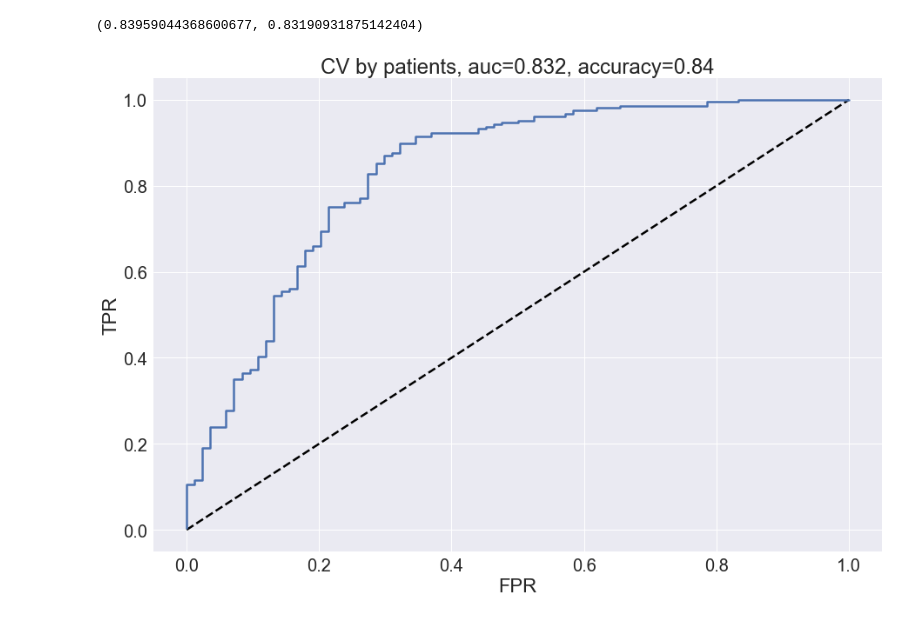
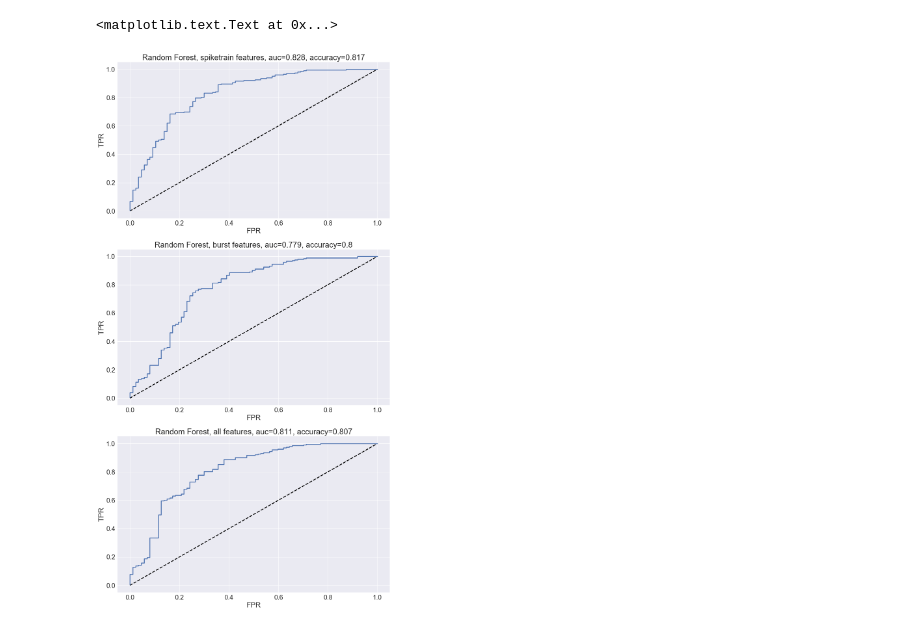
Before and after one commit to Vlad0922/neurophysiology, a Jupyter notebook: awake_vs_sleep/compare_sleep_spontan.ipynb, the cells around one changed output. Cells and saved outputs as stored; diff of their text form; code cells hidden in the pictures.

```diff
--- a/awake_vs_sleep/compare_sleep_spontan.ipynb
+++ b/awake_vs_sleep/compare_sleep_spontan.ipynb
@@ -245,5 +292,5 @@ def optimize(X, y, patients, trials, cv_type='simple', metric='accuracy', max_ev
 # %%
 trials = Trials()
-best_params = optimize(X, y, patients, trials, 'patient')
+best_params_all = optimize(X, y, patients, trials, cv_type='patient', model_type='xgb')
 
-patient_cv(X, y, patients, best_params)
+# patient_cv(X, y, patients, 'xgb', best_params_all)
@@ -253,5 +297,5 @@ patient_cv(X, y, patients, best_params)
 # %%
 trials = Trials()
-best_params = optimize(X, y, patients, trials, 'simple')
+best_params_spiketrain = optimize(X_spiketrain, y, patients, trials, model_type='xgb', cv_type='patient')
 
-simple_cv(X, y, patients, best_params)
+# patient_cv(X_spiketrain, y, patients, 'xgb', best_params_spiketrain)
@@ -261,8 +302,18 @@ simple_cv(X, y, patients, best_params)
 # %%
 trials = Trials()
-best_params = optimize(X_spiketrain, y, patients, trials, 'patient')
+best_params_burst = optimize(X_burst, y, patients, trials, model_type='xgb', cv_type='patient')
 
-patient_cv(X_spiketrain, y, patients, best_params)
+# patient_cv(X_burst, y, patients, 'xgb', best_params_burst)
-# %% [output]
-(0.83959044368600677, 0.83190931875142404)
-[figure, removed]
+# %%
+fig, (ax1, ax2, ax3) = plt.subplots(nrows=3, figsize=(15,30))
+
+st_acc, st_auc = patient_cv(X_spiketrain, y, patients, 'xgb', best_params_spiketrain, ax=ax1)
+burst_acc, burst_auc = patient_cv(X_burst, y, patients, 'xgb', best_params_burst, ax=ax2)
+all_acc, all_auc = patient_cv(X, y, patients, 'xgb', best_params_all, ax=ax3)
+
+ax1.set_title('Random Forest, spiketrain features, auc={}, accuracy={}'.format(round(st_auc, 3), round(st_acc, 3)))
+ax2.set_title('Random Forest, burst features, auc={}, accuracy={}'.format(round(burst_auc, 3), round(burst_acc, 3)))
+ax3.set_title('Random Forest, all features, auc={}, accuracy={}'.format(round(all_auc, 3), round(all_acc, 3)))
+# %% [output]
+<matplotlib.text.Text at 0x...>
+[figure, added]
```
Also changed, not shown: parts of 30 cells of this notebook, 25 other files.
